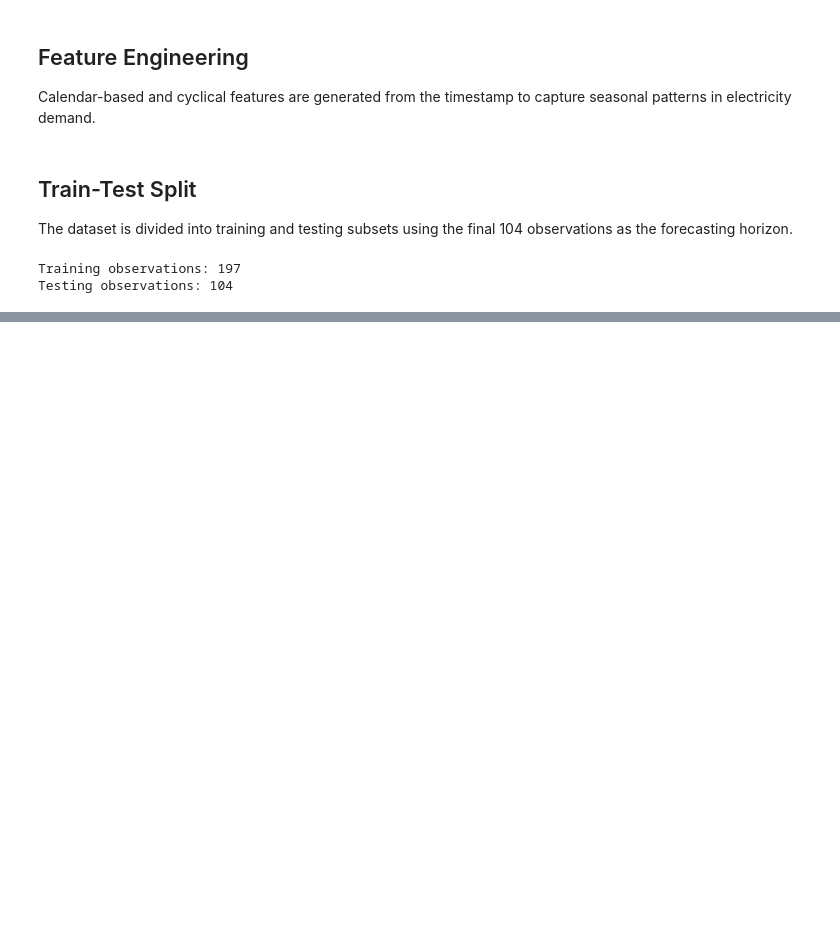
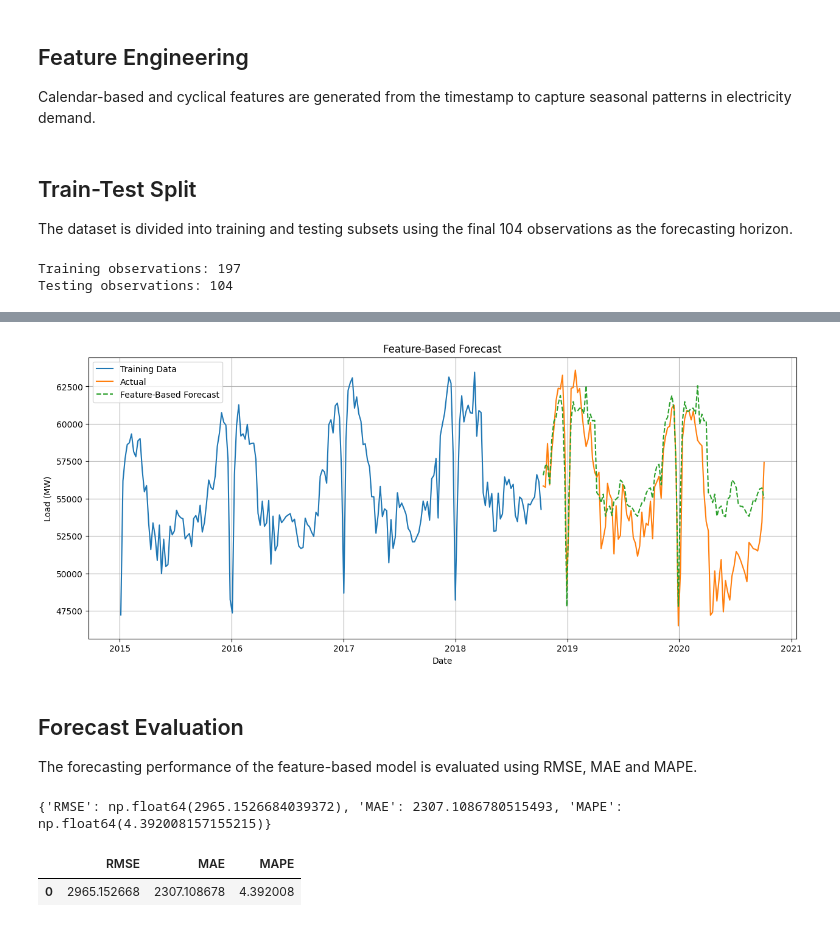
Before and after one commit to dekshinaudayan/german-electricity-demand-forecasting, a Jupyter notebook: notebooks/06_Feature_Based_Model.ipynb, the cells around one changed output, grey strips where cells are left out. Cells and saved outputs as stored; diff of their text form; code cells hidden in the pictures; blank space fills up the shorter version.

```diff
--- a/notebooks/06_Feature_Based_Model.ipynb
+++ b/notebooks/06_Feature_Based_Model.ipynb
@@ -92,0 +178,74 @@ Testing observations: 104
+# %%
+# Generate forecasts
+
+feature_forecast = xgb_model.predict(X_test)
+# %%
+# Plot forecasts
+
+plt.figure(figsize=(15,6))
+
+plt.plot(
+    train.index,
+    train["load"],
+    label="Training Data"
+)
+
+plt.plot(
+    test.index,
+    y_test,
+    label="Actual"
+)
+
+plt.plot(
+    test.index,
+    feature_forecast,
+    linestyle="--",
+    label="Feature-Based Forecast"
+)
+
+plt.title("Feature-Based Forecast")
+
+plt.xlabel("Date")
+
+plt.ylabel("Load (MW)")
+
+plt.legend()
+
+plt.grid(True)
+
+plt.savefig(
+    "feature_model_forecast.png",
+    dpi=300,
+    bbox_inches="tight"
+)
+
+plt.show()
+# %% [output]
+[figure, added]
+# %% [markdown]
+## Forecast Evaluation
+
+The forecasting performance of the feature-based model is evaluated using RMSE, MAE and MAPE.
+# %%
+feature_metrics = evaluate_forecast(
+    y_test,
+    feature_forecast
+)
+
+print(feature_metrics)
+# %% [output]
+{'RMSE': np.float64(2965.1526684039372), 'MAE': 2307.1086780515493, 'MAPE': np.float64(4.392008157155215)}
+# %%
+feature_metrics_df = pd.DataFrame(
+    [feature_metrics]
+)
+
+feature_metrics_df.to_csv(
+    "feature_model_metrics.csv",
+    index=False
+)
+
+feature_metrics_df
+# %% [output]
+|  | RMSE | MAE | MAPE |
+| 0 | 2965.152668 | 2307.108678 | 4.392008 |
```
Also changed, not shown: parts of 7 cells of this notebook.
